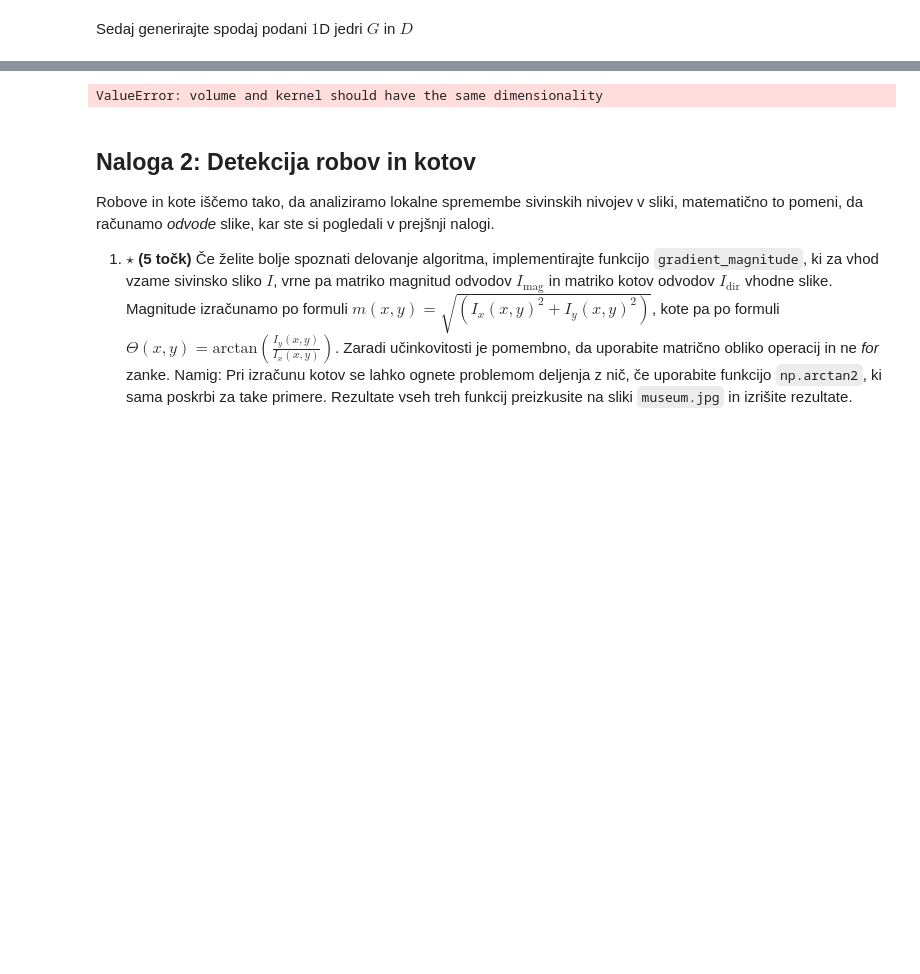
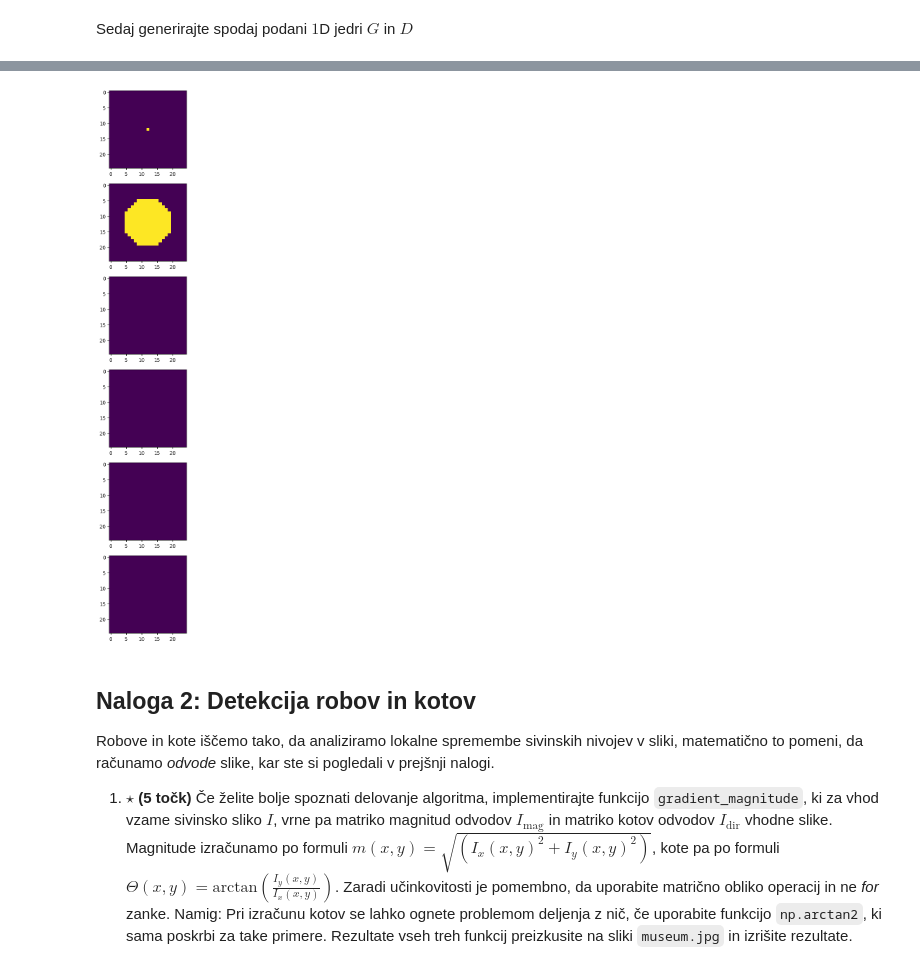
Before and after one commit to Krevs321/Robotika, a Jupyter notebook: vaja2.ipynb, the cells around one changed output, grey strips where cells are left out. Saved outputs shown, nothing was run; the diff lists cells and outputs as text; code cells hidden in the pictures; blank space fills up the shorter version.

```diff
--- a/vaja2.ipynb
+++ b/vaja2.ipynb
@@ -309,7 +340,7 @@ def simple_gaussdx(sigma):
     # TO-DO
     n = int(sigma * 3 * 2 + 1)
     r = range(-int(n/2), int(n/2)+1)
-    return [-(1 / (math.pow(sigma,3) * math.sqrt(2*math.pi))) * x * math.exp(-float(x)**2/(2*sigma**2)) for x in r]
+    return np.array([-(1 / (math.pow(sigma,3) * math.sqrt(2*math.pi))) * x * math.exp(-(x)**2/(2*sigma**2)) for x in r])
 # %% [markdown]
    b. Lastnosti filtra lahko analiziramo preko tako imenovanega impulznega odziva filtra $f(x, y)$, ki je definiran kot konvolucija. Dirac-ove $\delta(x, y)$ delte z jedrom $f(x, y)$: $f(x, y)*\delta(x, y)$. Zato najprej naredite sliko, ki ima vse vrednosti, razen centralnega elementa, enake nič
 # %%
@@ -321,6 +352,8 @@ Sedaj generirajte spodaj podani $1$D jedri $G$ in $D$
 sigma = 6.0
 G = simple_gauss(sigma)
 D = simple_gaussdx(sigma)
+G_trans = np.transpose(G)
+D_trans = np.transpose(D)
 # %% [markdown]
 Kaj se zgodi, če aplicirate naslednje operacije na sliko $I$? Ali je zaporedje ukazov pomembno?
 
@@ -334,11 +367,24 @@ Izrišite si slike impulznih odzivov.
 
 <br>
 <center><img src="attachment:odzivi.jpg"></center>
-# %%
-# TO-DO
-GG_convolve = scipy.signal.convolve(I, G)
-# %% [output]
-ValueError: volume and kernel should have the same dimensionality
+# %%
+# TO-DO
+plt.figure(figsize=(20,20))
+plt.subplot(6,1,1)
+plt.imshow(I)
+plt.subplot(6,1,2)
+plt.imshow(cv2.sepFilter2D(I, -1,G, G_trans))
+plt.subplot(6,1,3)
+plt.imshow(cv2.sepFilter2D(I, -1,G, D_trans))
+plt.subplot(6,1,4)
+plt.imshow(cv2.sepFilter2D(I, -1,D, G_trans))
+plt.subplot(6,1,5)
+plt.imshow(cv2.sepFilter2D(I, -1,G_trans, D))
+plt.subplot(6,1,6)
+plt.imshow(cv2.sepFilter2D(I, -1,D_trans, G))
+plt.show()
+# %% [output]
+[figure, added]
 # %% [markdown]
 ## Naloga 2: Detekcija robov in kotov
 
```
Also changed, not shown: parts of 12 cells of this notebook.
